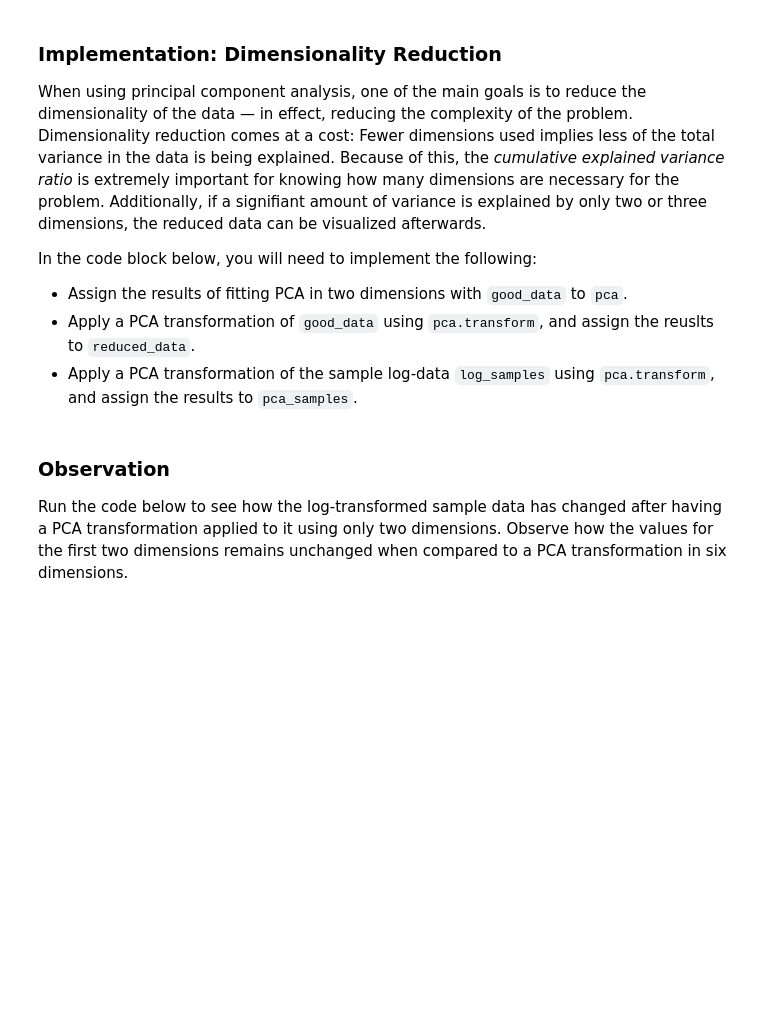
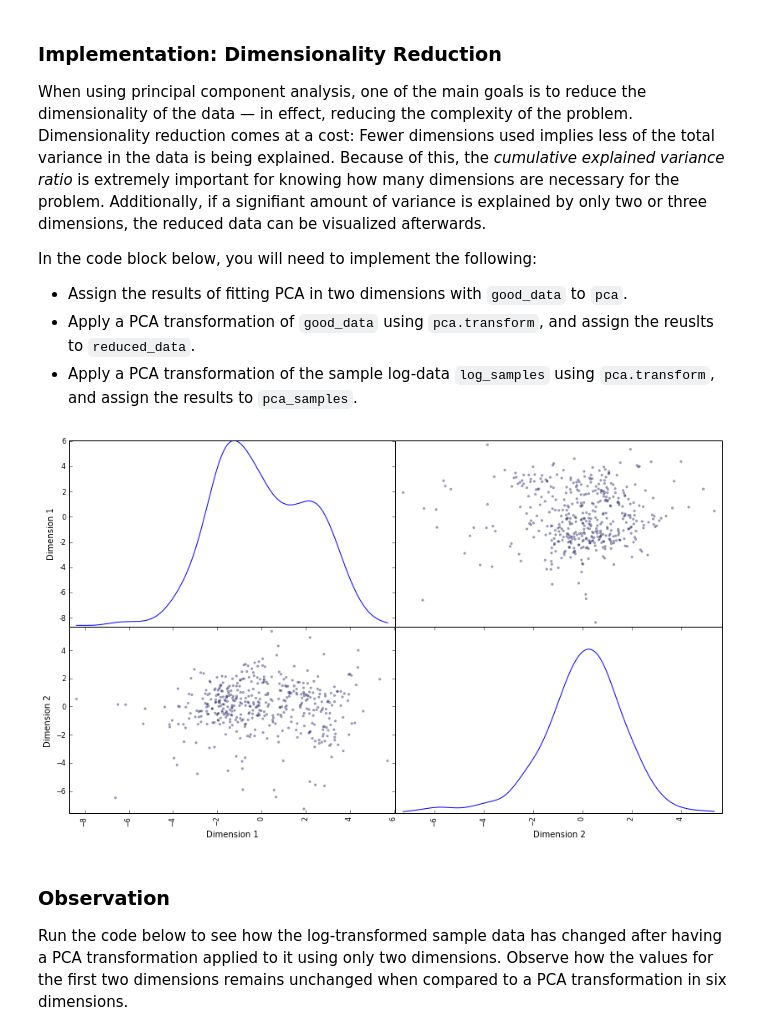
Before and after one commit to gress2/udacity-mlnd-project3, a Jupyter notebook: customer_segments.ipynb, the cells around one changed output. Cells and saved outputs as stored; diff of their text form; code cells hidden in the pictures; blank space fills up the shorter version.

```diff
--- a/customer_segments.ipynb
+++ b/customer_segments.ipynb
@@ -326,16 +335,19 @@ In the code block below, you will need to implement the following:
  - Apply a PCA transformation of the sample log-data `log_samples` using `pca.transform`, and assign the results to `pca_samples`.
 # %%
 # TODO: Fit PCA to the good data using only two dimensions
-pca = None
+pca = PCA(n_components=2)
+pca.fit(good_data)
 
 # TODO: Apply a PCA transformation the good data
-reduced_data = None
+reduced_data = pca.transform(good_data)
 
 # TODO: Apply a PCA transformation to the sample log-data
-pca_samples = None
+pca_samples = pca.transform(log_samples)
 
 # Create a DataFrame for the reduced data
 reduced_data = pd.DataFrame(reduced_data, columns = ['Dimension 1', 'Dimension 2'])
+# %% [output]
+[figure, added]
 # %% [markdown]
 ### Observation
 Run the code below to see how the log-transformed sample data has changed after having a PCA transformation applied to it using only two dimensions. Observe how the values for the first two dimensions remains unchanged when compared to a PCA transformation in six dimensions.
```
Also changed, not shown: parts of 13 cells of this notebook.
